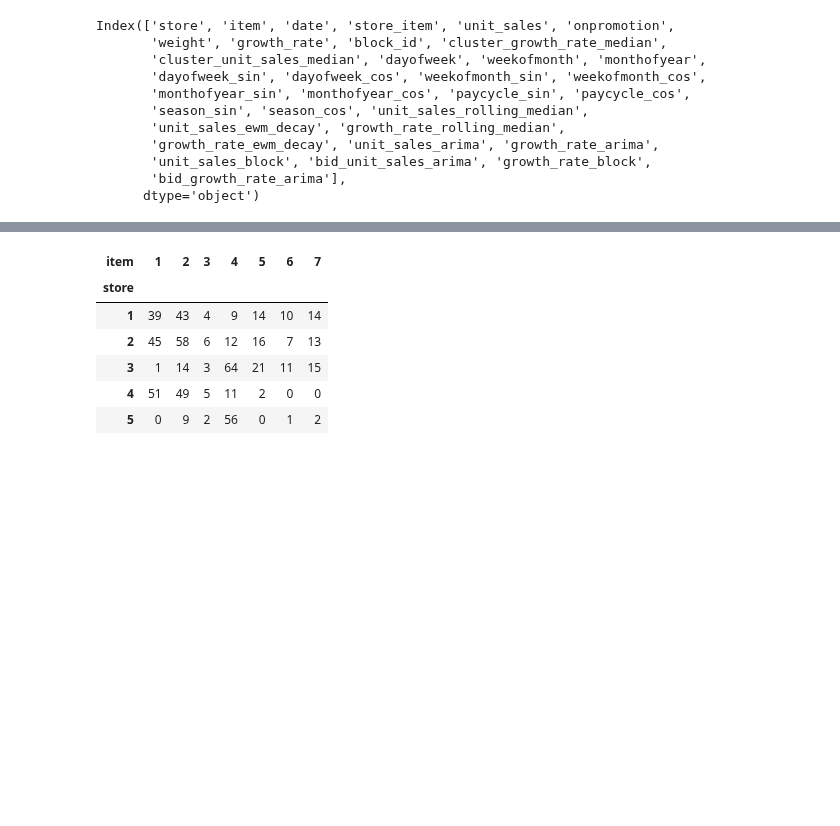
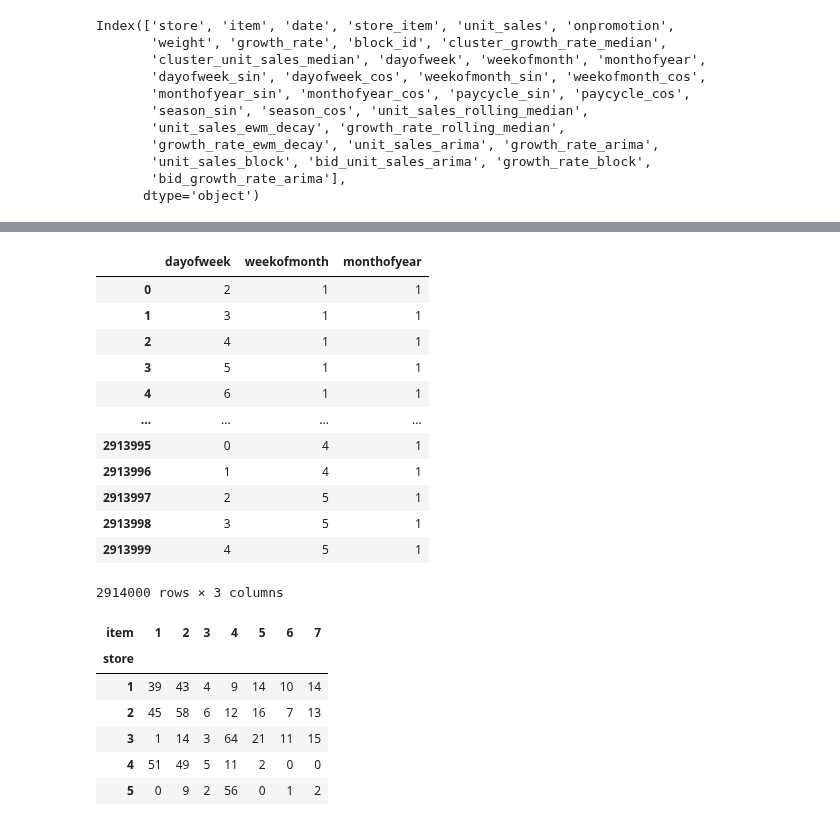
Before and after one commit to ygrepo/kaggle_favorita_grocery_sales_forecasting, a Jupyter notebook: notebook/analysis.ipynb, the cells around one changed output, grey strips where cells are left out. Saved outputs shown, nothing was run; the diff lists cells and outputs as text; code cells hidden in the pictures; blank space fills up the shorter version.

```diff
--- a/notebook/analysis.ipynb
+++ b/notebook/analysis.ipynb
@@ -330,3 +421,19 @@ df['y'] = df['growth_rate'].shift(-1)
+# %%
+df[['dayofweek', 'weekofmonth', 'monthofyear']]
+# %% [output]
+|  | dayofweek | weekofmonth | monthofyear |
+| 0 | 2 | 1 | 1 |
+| 1 | 3 | 1 | 1 |
+| 2 | 4 | 1 | 1 |
+| 3 | 5 | 1 | 1 |
+| 4 | 6 | 1 | 1 |
+| ... | ... | ... | ... |
+| 2913995 | 0 | 4 | 1 |
+| 2913996 | 1 | 4 | 1 |
+| 2913997 | 2 | 5 | 1 |
+| 2913998 | 3 | 5 | 1 |
+| 2913999 | 4 | 5 | 1 |
+2914000 rows × 3 columns
 # %%
 path = Path("../output/data/10_1000866.csv")
 #df.query('store_item == "10_638308"')
```
Also changed, not shown: parts of 10 cells of this notebook, 4 other files.
